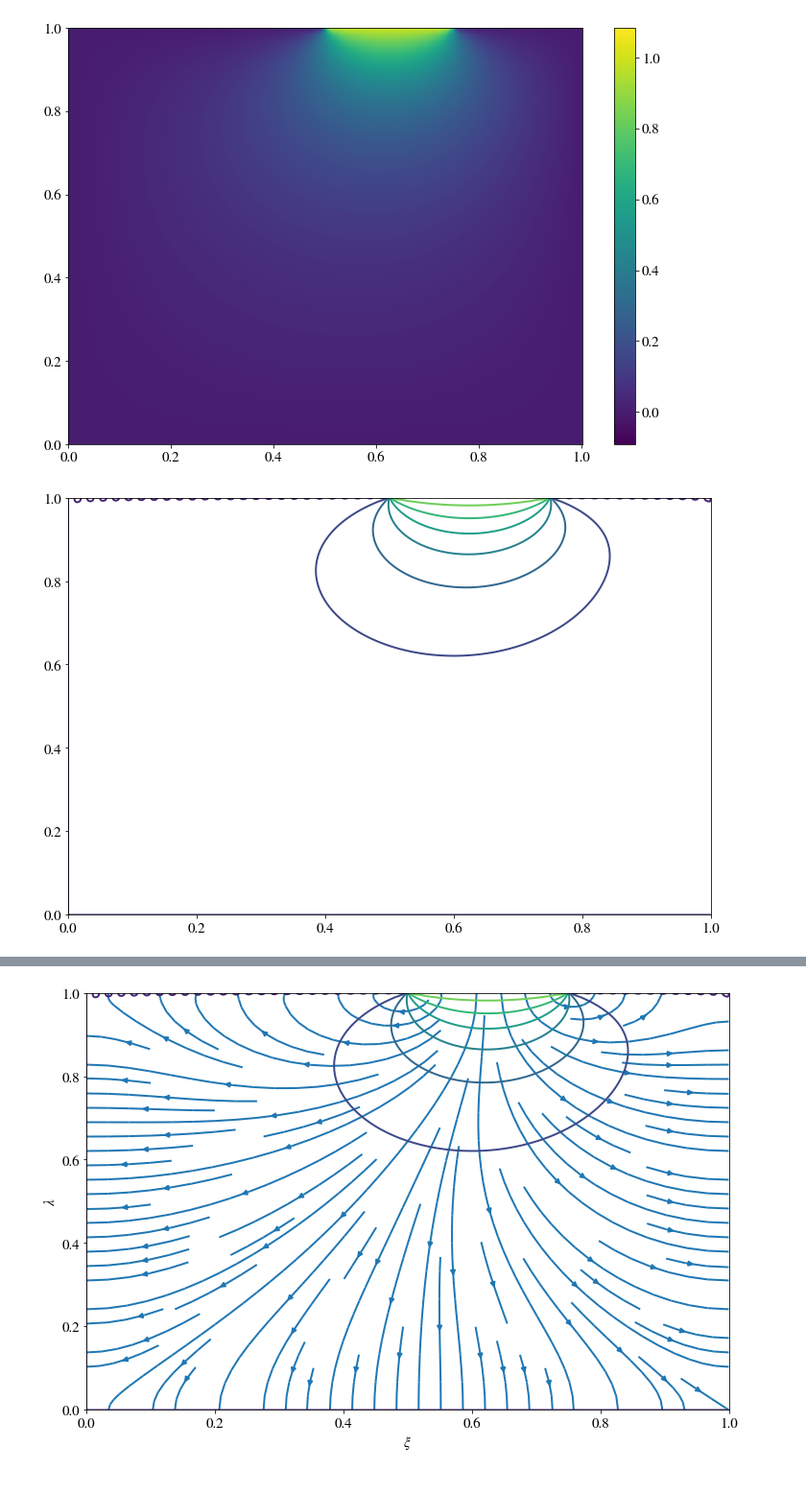
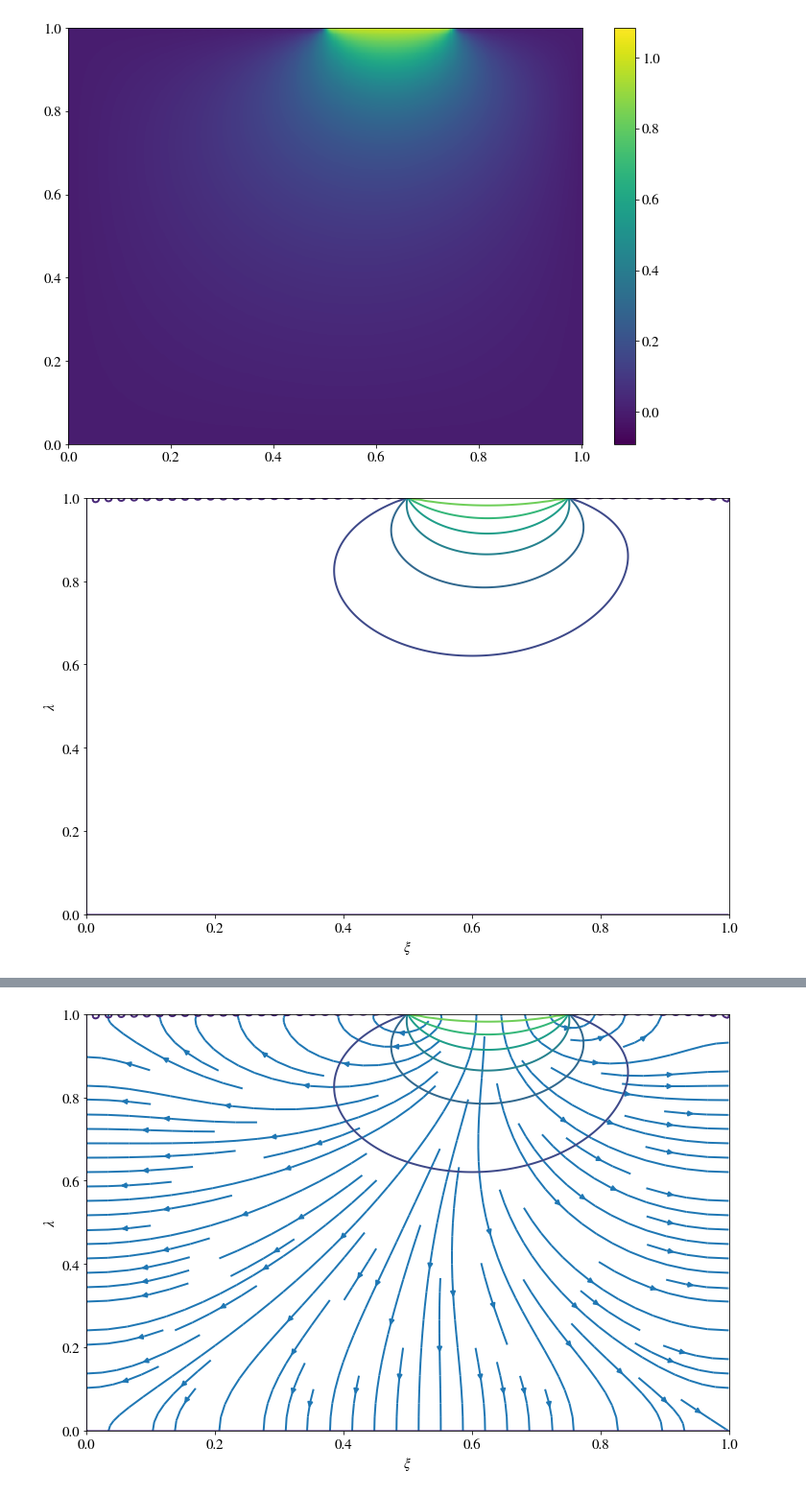
Before and after one commit to sindrelothe/TFY4240, a Jupyter notebook: Project/01-Project_test.ipynb, the cells around one changed output, grey strips where cells are left out. Shown at 96% size. Saved outputs shown, nothing was run; the diff lists cells and outputs as text; code cells hidden in the pictures.

```diff
--- a/Project/01-Project_test.ipynb
+++ b/Project/01-Project_test.ipynb
@@ -215,9 +226,12 @@ plt.show()
 [figure]
 # %%
 plt.contour(xx, yy, V_matrix)
+plt.savefig("pot2_contour.pdf")
+plt.xlabel(r"$\xi$")
+plt.ylabel(r"$\lambda$")
 plt.show()
 # %% [output]
-[figure, old version]
+[figure, new version]
 # %%
 K = 10
 
```
Also changed, not shown: parts of 7 cells of this notebook, 8 other files.
